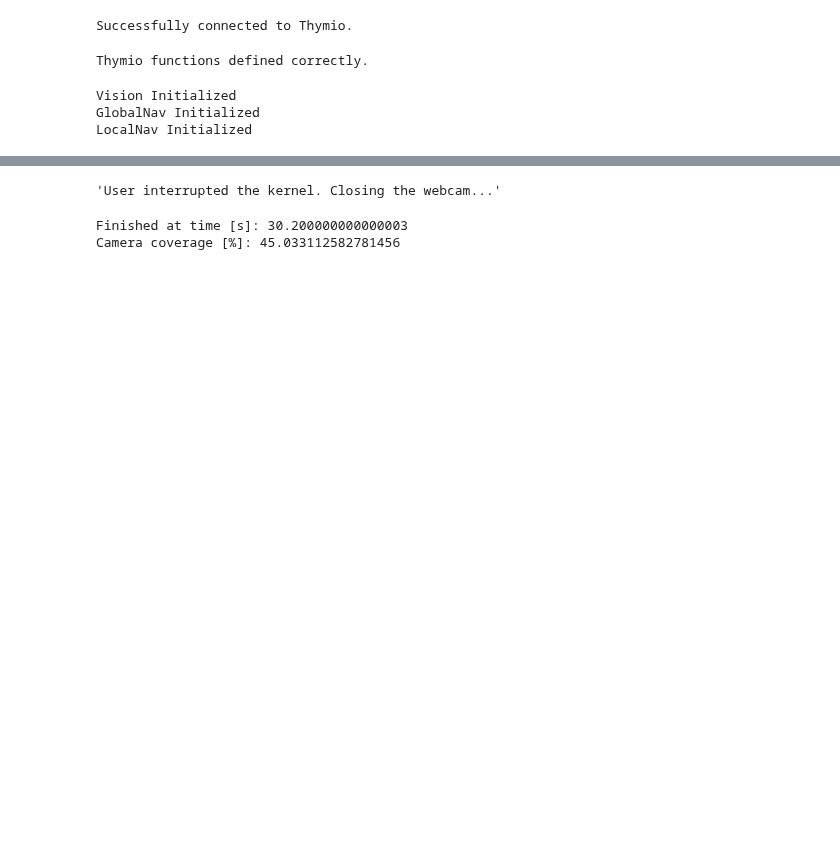
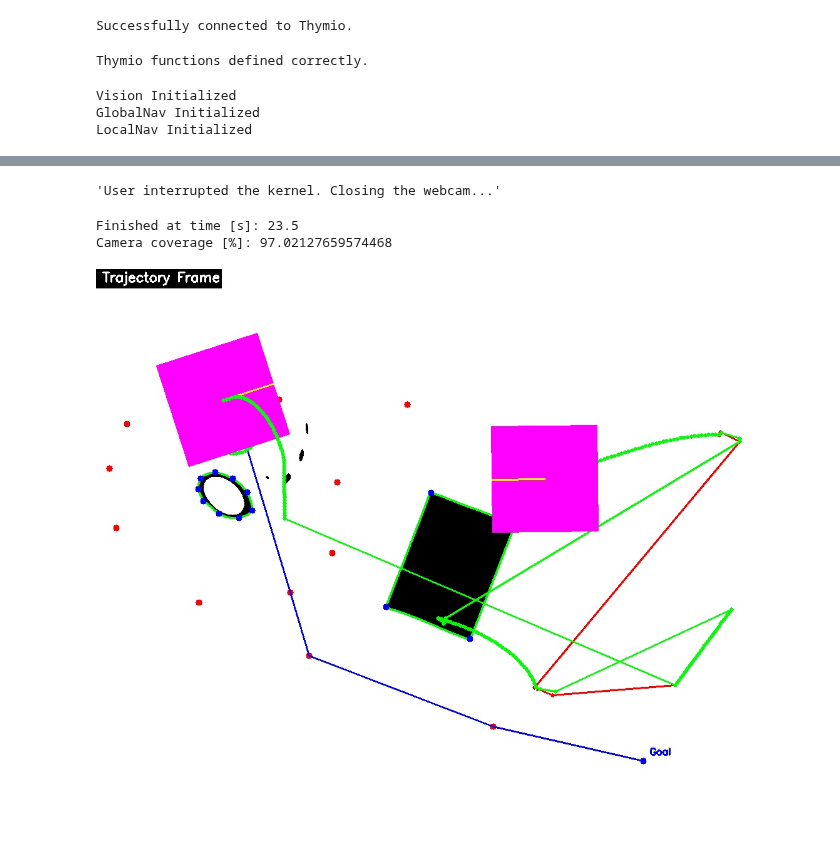
Before and after one commit to rayangdn/thymio-epfl, a Jupyter notebook: group_T46_report.ipynb, the cells around one changed output, grey strips where cells are left out. Cells and saved outputs as stored; diff of their text form; code cells hidden in the pictures; blank space fills up the shorter version.

```diff
--- a/group_T46_report.ipynb
+++ b/group_T46_report.ipynb
@@ -245,8 +238,8 @@ position_measured_history = []
 position_kalman_history = []
 i = 0
 covered = 0
-left_speed = 0
-right_speed = 0
+left_speed = 0 # left wheel speed
+right_speed = 0 # right wheel speed
 
 try:
     # Try connecting to the webcam
@@ -267,9 +260,10 @@ try:
 
         # Predict step - using control inputs
         control_input = np.array([
-            scale_speed * (left_speed + right_speed) / 2,  # Linear velocity
-            scale_speed * (left_speed - right_speed) / thymio_size['width']  # Angular velocity
+            (left_speed + right_speed) / (2 * scale_speed),  # Linear velocity in mm/s
+            (left_speed - right_speed) / (scale_speed*wheel_distance)  # Angular velocity in rad/s
         ])
+
         ekf.predict(control_input, dt)
 
         # Update measurement noise based on camera detection
@@ -281,8 +275,8 @@ try:
                 thymio_pos[0],
                 thymio_pos[1],
                 thymio_orientation,
-                scale_speed * (left_speed + right_speed) / 2,
-                scale_speed * (left_speed - right_speed) / thymio_size['width']
+                control_input[0],  # Linear velocity
+                control_input[1]  # Angular velocity
             ])
 
             # Update step with measurement
@@ -290,81 +284,82 @@ try:
 
             # Get filtered state estimate
             filtered_state = ekf.get_state
-            filtered_pos = (filtered_state[0], filtered_state[1])
+            filtered_pos = np.array([filtered_state[0], filtered_state[1]])
             filtered_orientation = filtered_state[2]
 
             position_kalman_history.append(filtered_pos)
 
-            if utils.distance(thymio_old_pos, filtered_pos) > kidnap_threshold:
-                display("KIDNAPPING")
-                got_trajectory = False
-                motor_stop()
-                time.sleep(5)
-                while not got_trajectory:
-                    original_frame, process_frame, thymio_pos, thymio_orientation, goal_pos, found_thymio, found_goal = vision.get_frame()
-                    utils.display_frames(original_frame, process_frame, None)
-                    time.sleep(1)
-                    if found_thymio and found_goal:
-                        up_frame, trajectory_pos, obstacles_pos, got_trajectory = global_nav.get_trajectory(process_frame, thymio_pos, goal_pos)
-                        background_frame = up_frame.copy()
-                        # Reinitalize local navigation
-                        local_nav.current_checkpoint = 0
-                        # Reinitialize EKF with new position
-                        new_state = np.array([thymio_pos[0], thymio_pos[1], thymio_orientation, 0.0, 0.0])
-                        ekf.initialize_state(new_state)
-                        display("New Trajectory Found!")
-                        time.sleep(1)
-                        utils.display_frames(None, None, up_frame)
-                        time.sleep(1)
+            # if utils.distance(thymio_old_pos, filtered_pos) > kidnap_threshold:
+            #     display("KIDNAPPING")
+            #     got_trajectory = False
+            #     motor_stop()
+            #     time.sleep(5)
+            #     while not got_trajectory:
+            #         original_frame, process_frame, thymio_pos, thymio_orientation, goal_pos, found_thymio, found_goal = vision.get_frame()
+            #         utils.display_frames(original_frame, process_frame, None)
+            #         time.sleep(1)
+            #         if found_thymio and found_goal:
+            #             up_frame, trajectory_pos, obstacles_pos, got_trajectory = global_nav.get_trajectory(process_frame, thymio_pos, goal_pos)
+            #             background_frame = up_frame.copy()
+            #             # Reinitalize local navigation
+            #             local_nav.current_checkpoint = 0
+            #             # Reinitialize EKF with new position
+            #             new_state = np.array([thymio_pos[0], thymio_pos[1], thymio_orientation, 0.0, 0.0])
+            #             ekf.initialize_state(new_state)
+            #             display("New Trajectory Found!")
+            #             time.sleep(1)
+            #             utils.display_frames(None, None, up_frame)
+            #             time.sleep(1)
 
             thymio_old_pos = filtered_pos
         else:
             covered += 1
             # When robot is not visible, use only predicted state
             filtered_state = ekf.get_state
-            filtered_pos = (filtered_state[0], filtered_state[1])
+            filtered_pos = np.array([filtered_state[0], filtered_state[1]])
             filtered_orientation = filtered_state[2]
             position_kalman_history.append(filtered_pos)
 
         # Use filtered state for navigation
-        command, goal_reached = local_nav.navigate(trajectory_pos, filtered_pos, filtered_orientation, sensor_data())
+        command, goal_reached = local_nav.get_command(trajectory_pos, filtered_pos, filtered_orientation, sensor_data())
 
-        if (command['action'] == 'follow_path') or (command['action'] == 'avoid_obstacle'):
+        if (command['action'] == 'follow_path') or (command['action'] == 'avoid_obstacles'):
                 left_speed = command['left_speed']
                 right_speed = command['right_speed']
                 motor_move(left_speed, right_speed)
         else:
             motor_stop()
 
         # Update trajectory frame with robot
         if background_frame is not None:
             current_frame = background_frame.copy()
             # Draw measured trajectory in blue
             trajectory_frame = utils.draw_trajectory(current_frame, position_measured_history, scale_factor, color=(255, 0, 0))
             # Draw filtered trajectory in green
             trajectory_frame = utils.draw_trajectory(trajectory_frame, position_kalman_history, scale_factor, color=(0, 255, 0))
             # Draw robot using filtered position
             trajectory_frame = utils.draw_robot(trajectory_frame, filtered_pos, filtered_orientation, thymio_size, scale_factor)
-             # Draw uncertainty ellipse
-            covariance = ekf.get_covariance
-            trajectory_frame = utils.draw_uncertainty_ellipse(up_frame, filtered_pos, covariance[:2, :2], scale_factor)
 
         utils.display_frames(original_frame, None, trajectory_frame)
         time.sleep(dt)
 
 except KeyboardInterrupt:
-   display("User interrupted the kernel. Closing the webcam...")
+    local_nav.current_checkpoint = 0
+    motor_stop()
+    display("User interrupted the kernel. Closing the webcam...")
 finally:
     # Release resources
     vision.cleanup_webcam()
+    motor_stop()
+    local_nav.current_checkpoint = 0
     print("Finished at time [s]:", i * dt)
     print("Camera coverage [%]:", covered/i * 100)
-    time.sleep(5)
     utils.display_frames(None, None, trajectory_frame)
 # %% [output]
 'User interrupted the kernel. Closing the webcam...'
-Finished at time [s]: 30.200000000000003
-Camera coverage [%]: 45.033112582781456
+Finished at time [s]: 23.5
+Camera coverage [%]: 97.02127659574468
+[figure, added]
 # %%
 up_frame = trajectory_frame.copy()
 
```
Also changed, not shown: parts of 4 cells of this notebook, 6 other files.
